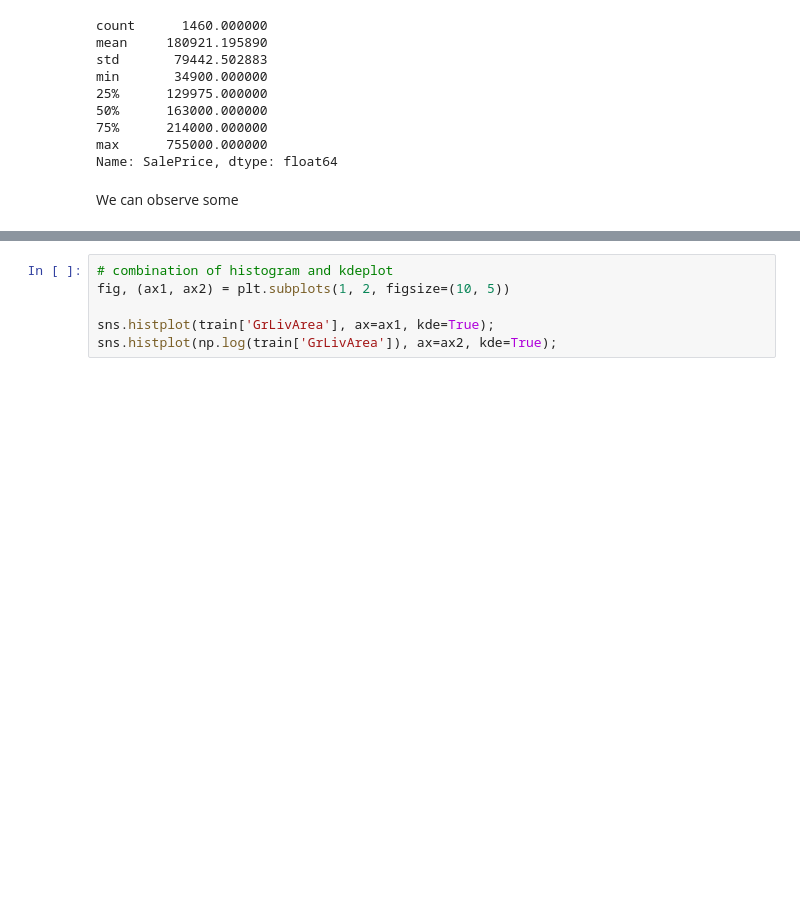
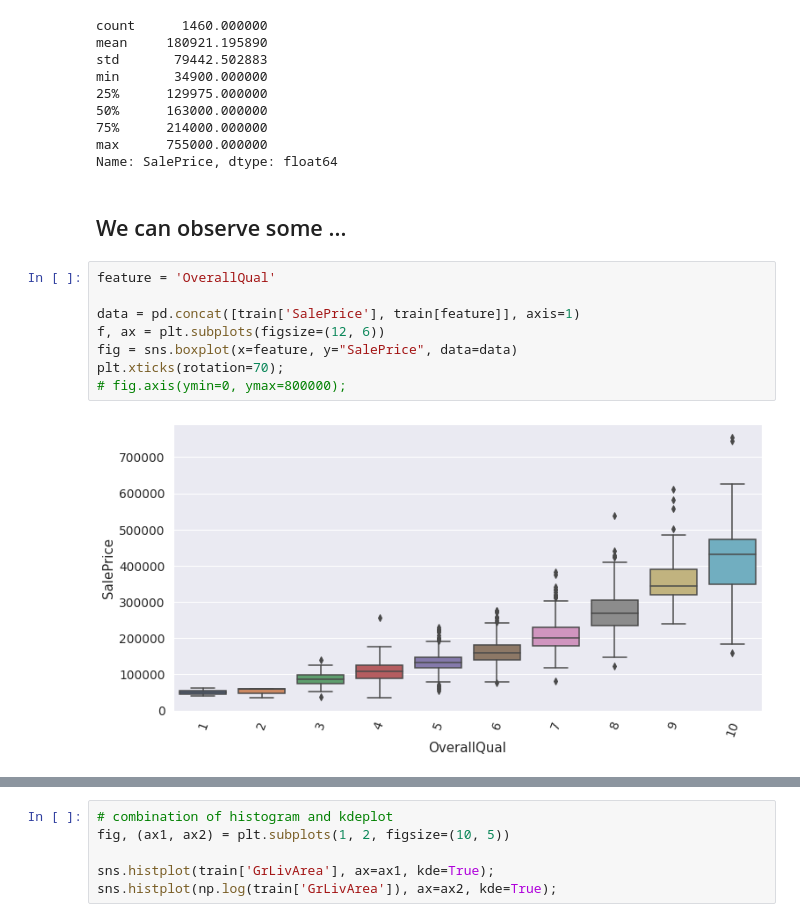
Before and after one commit to QazyBi/data-science-projects, a Jupyter notebook: house-prices/eda.ipynb, the cells around one changed output, grey strips where cells are left out. Cells and saved outputs as stored; diff of their text form; blank space fills up the shorter version.

```diff
--- a/house-prices/eda.ipynb
+++ b/house-prices/eda.ipynb
@@ -148,4 +131,14 @@ min       34900.000000
 max      755000.000000
 Name: SalePrice, dtype: float64
 # %% [markdown]
-We can observe some
+## We can observe some ...
+# %%
+feature = 'OverallQual'
+
+data = pd.concat([train['SalePrice'], train[feature]], axis=1)
+f, ax = plt.subplots(figsize=(12, 6))
+fig = sns.boxplot(x=feature, y="SalePrice", data=data)
+plt.xticks(rotation=70);
+# fig.axis(ymin=0, ymax=800000);
+# %% [output]
+[figure, added]
```
Also changed, not shown: parts of 36 cells of this notebook.
